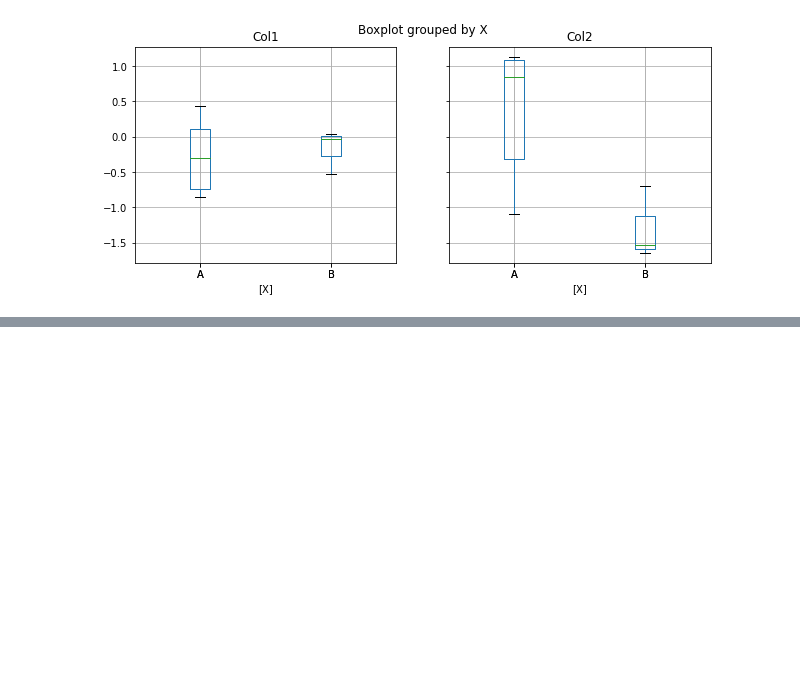
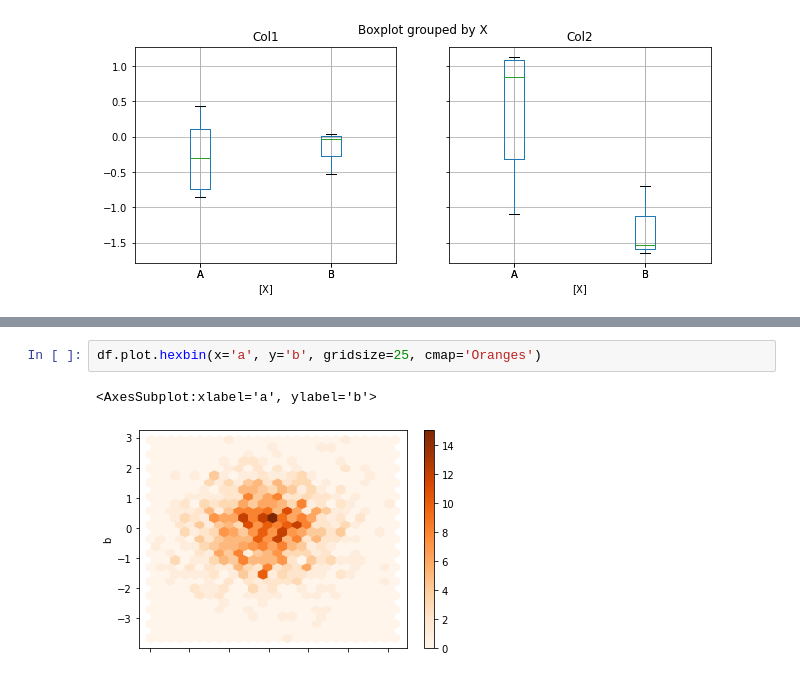
Before and after one commit to luiul/tsa, a Jupyter notebook: course-nb/02-pandas.ipynb, the cells around one changed output, grey strips where cells are left out. Drawn from its saved outputs; the diff is of its cells as text; blank space fills up the shorter version.

```diff
--- a/course-nb/02-pandas.ipynb
+++ b/course-nb/02-pandas.ipynb
@@ -490,0 +517,5 @@ boxplot = df.boxplot(by='X', figsize=(10, 4))
+# %%
+df.plot.hexbin(x='a', y='b', gridsize=25, cmap='Oranges')
+# %% [output]
+<AxesSubplot:xlabel='a', ylabel='b'>
+[figure, added]
```
Also changed, not shown: parts of 11 cells of this notebook, 2 other files.
